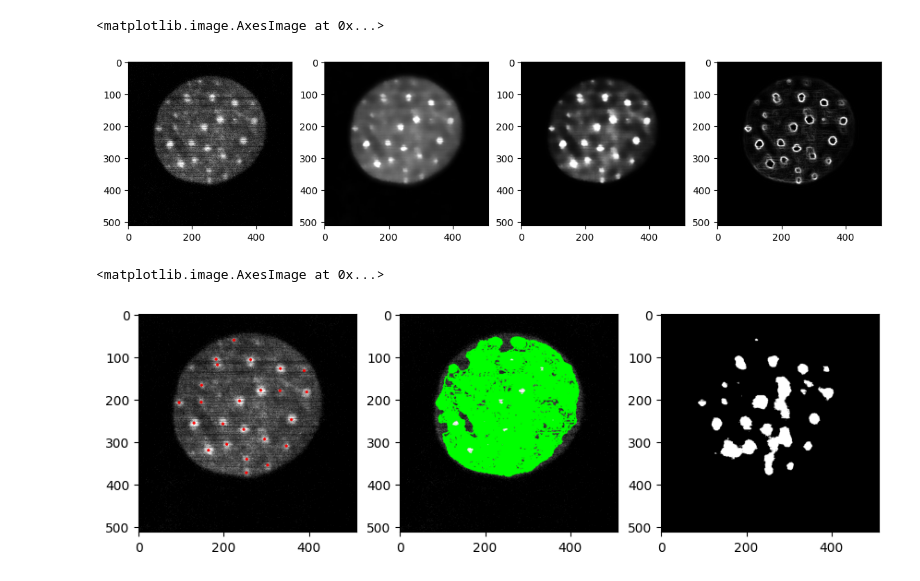
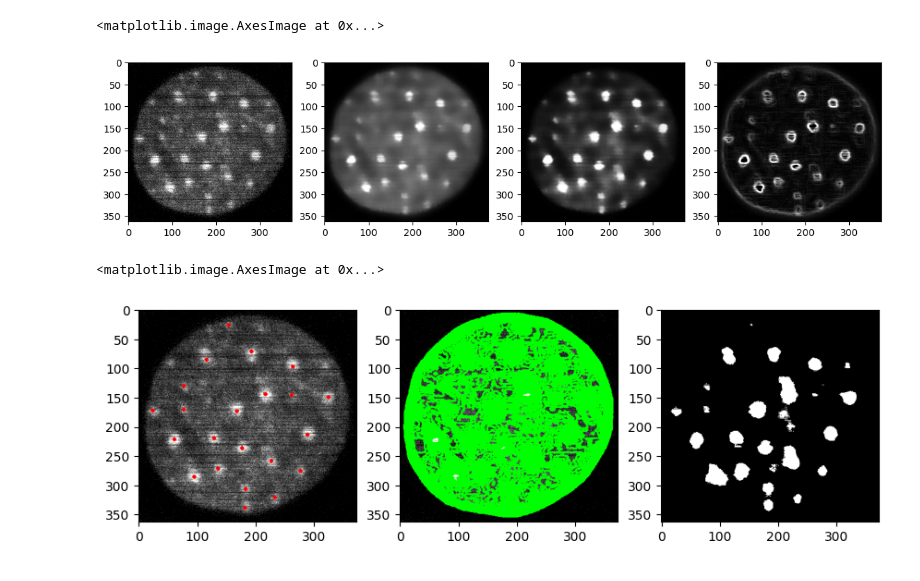
Before and after one commit to KurtisWinkler/aquaponcs, a Jupyter notebook: function_workflows/final_actual.ipynb, the cells around one changed output. Drawn from its saved outputs; the diff is of its cells as text; code cells hidden in the pictures.

Commit message:
added crop image function

```diff
--- a/function_workflows/final_actual.ipynb
+++ b/function_workflows/final_actual.ipynb
@@ -301,14 +369,17 @@ def get_contours2(image, min_length=5, thresh_min=50, thresh_max=255, thresh_ste
 # %%
 ### May need to include nucleus as blob - find contour from im_blur
 ### nuc_blob = bc.Blob(nuc_blur.cv_contour, nuc_fill)
+### Maybe need to sharpen blurred image
 
 im = cv2.imread('../example_images/ex1.tif')
-im = rescale_image(im)
+#im = rescale_image(im)
+im = crop_nuclei(im)[0] # get first/largest cropped nuclei
 im_gray = cv.cvtColor(im, cv.COLOR_BGR2GRAY)
-im_blur = denoise_image(im_gray, threshold = 0.005)
+im_blur = denoise_image(im_gray, threshold = 0.005) #typically 0.005
 im_blur = rescale_image(im_blur)
+# maybe remove im_cont?
 im_cont = enhance_contrast(im_blur, method='sigmoid_correction')
-edges = filters.sobel(im_cont)
+edges = filters.sobel(im_blur) # typically im_cont but im_blur may be better
 edges = cf.percentile_rescale(edges, 0.35, 99.65)
 
 fig = plt.figure(figsize = (14,5))
@@ -322,29 +393,29 @@ fig.add_subplot(1, 4, 4)
 plt.imshow(edges, cmap='gray')
 # %% [output]
 <matplotlib.image.AxesImage at 0x...>
-[figure, old version]
+[figure, new version]
 # %%
 #contours, maxima = get_contours(im_cont, thresh_min=50, thresh_step=10, thresh_compare=20)
-contours, maxima = get_contours2(im_cont, thresh_min=50, thresh_step=5, maxima_thresh=100, thresh_diff_limit=30)
+contours, maxima = get_contours2(im_blur, min_length=5, thresh_min=50, thresh_step=5, maxima_thresh=100, thresh_diff_limit=40)
 
 im_maxima = im.copy()
 for coordinate in maxima:
     cv.circle(im_maxima, (coordinate), 2, (255,0,0), 2)
 
 im_contour = im.copy()
 cv.drawContours(im_contour, contours, -1, (0,255,0), 2)
 
 _, im_binary = cv.threshold(im_cont, 100, 255, cv.THRESH_BINARY)
 
 fig = plt.figure(figsize = (14,5))
 fig.add_subplot(1, 4, 1)
 plt.imshow(im_maxima, cmap = "gray")
 fig.add_subplot(1, 4, 2)
 plt.imshow(im_contour, cmap = "gray")
 fig.add_subplot(1, 4, 3)
 plt.imshow(im_binary, cmap='gray')
 #fig.add_subplot(1, 4, 4)
 #plt.imshow(edges, cmap='gray')
 # %% [output]
 <matplotlib.image.AxesImage at 0x...>
-[figure, old version]
+[figure, new version]
```
Also changed, not shown: parts of 2 cells of this notebook.
